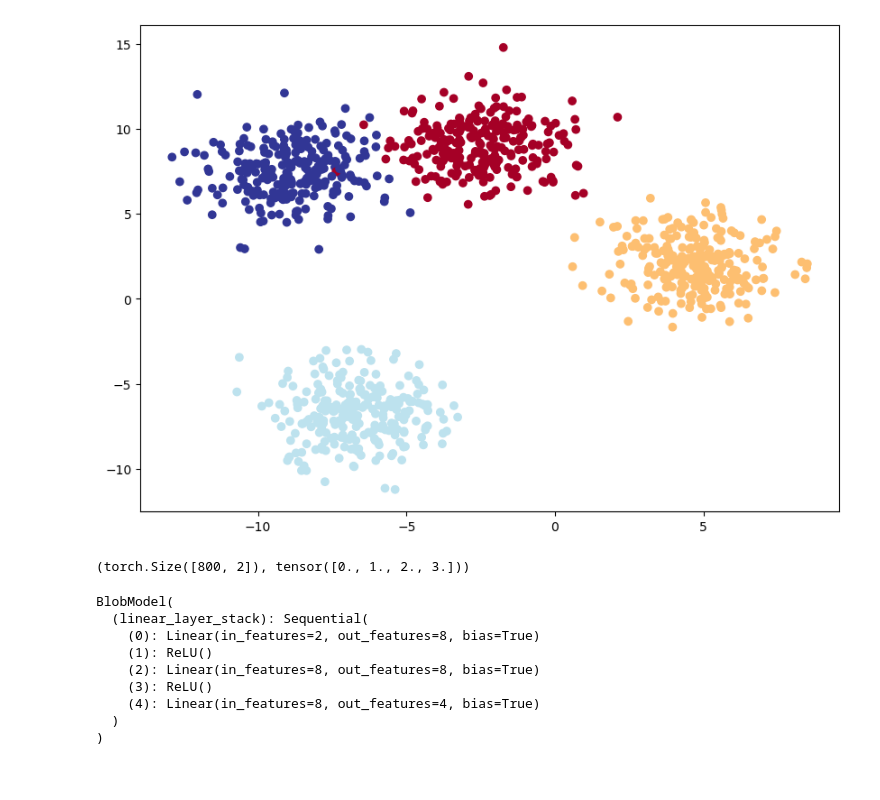
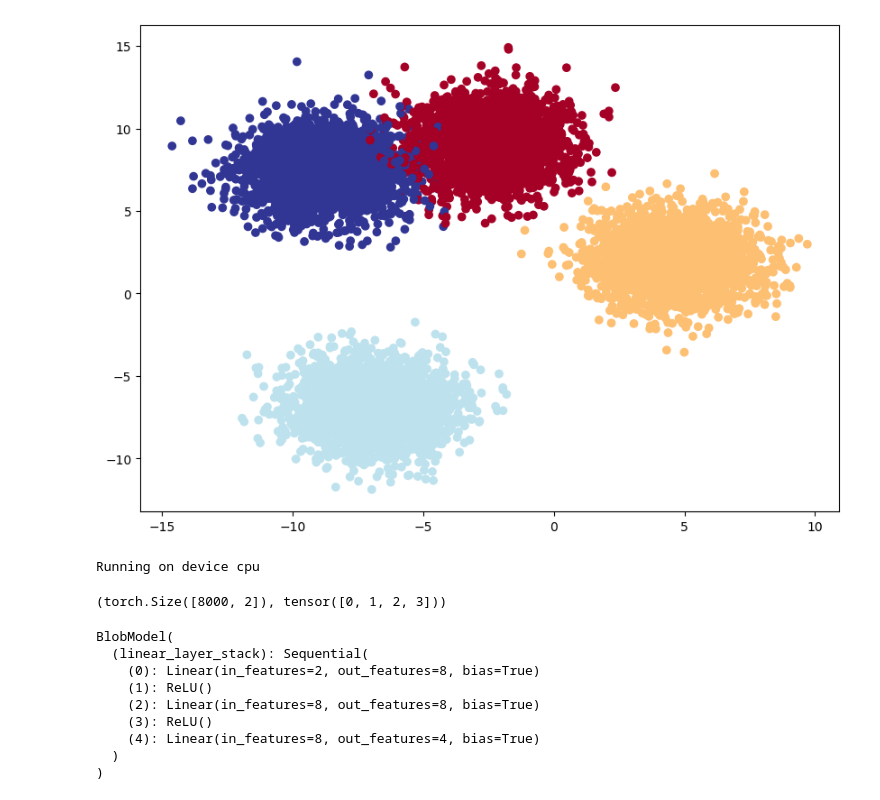
Before and after one commit to bennettandy/PyTorchWork, a Jupyter notebook: MultipleClassClassification.ipynb, the cells around one changed output. Cells and saved outputs as stored; diff of their text form; code cells hidden in the pictures.

```diff
--- a/MultipleClassClassification.ipynb
+++ b/MultipleClassClassification.ipynb
@@ -1,36 +1,39 @@
 # %%
 import torch
 import matplotlib.pyplot as plt
 from sklearn.datasets import make_blobs
 from sklearn.model_selection import train_test_split
 
 # hyperparams
 NUM_CLASSES = 4
 NUM_FEATURES = 2
 RANDOM_SEED = 42
+NUM_SAMPLES = 10000
+CLUSTER_RANDOMNESS = 1.5
+LEARING_RATE = 0.01
 
 # create multiclass data
-X_blob, y_blob = make_blobs(n_samples=1000,
+X_blob, y_blob = make_blobs(n_samples=NUM_SAMPLES,
                             n_features = NUM_FEATURES,
                             centers = NUM_CLASSES,
-                            cluster_std=1.5, # randomness
+                            cluster_std=CLUSTER_RANDOMNESS, # randomness
                             random_state=RANDOM_SEED)
 
 # turn into Tensors
 X_blob = torch.from_numpy(X_blob).type(torch.float)
-y_blob = torch.from_numpy(y_blob).type(torch.float)
+y_blob = torch.from_numpy(y_blob).type(torch.LongTensor)
 
 # split into train / test
 X_blob_train, X_blob_test, y_blob_train, y_blob_test = train_test_split(X_blob,
                                                                         y_blob,
                                                                         test_size=0.2,
                                                                         random_state=RANDOM_SEED)
 
 # plot data
 plt.figure(figsize=(10,7))
 plt.scatter(X_blob[:, 0], X_blob[:, 1], c=y_blob, cmap=plt.cm.RdYlBu);
 # %% [output]
-[figure, old version]
+[figure, new version]
 # %%
 device = "cuda" if torch.cuda.is_available() else "cpu"
 
@@ -61,10 +64,14 @@ class BlobModel(nn.Module):
 
     def forward(self, x):
         return self.linear_layer_stack(x)
+
+print(f"Running on device {device}")
+# %% [output]
+Running on device cpu
 # %%
 X_blob_train.shape, torch.unique(y_blob_train)
 # %% [output]
-(torch.Size([800, 2]), tensor([0., 1., 2., 3.]))
+(torch.Size([8000, 2]), tensor([0, 1, 2, 3]))
 # %%
 model_4 = BlobModel(in_features=2,
                     output_features=4,
```
Also changed, not shown: parts of 17 cells of this notebook.
